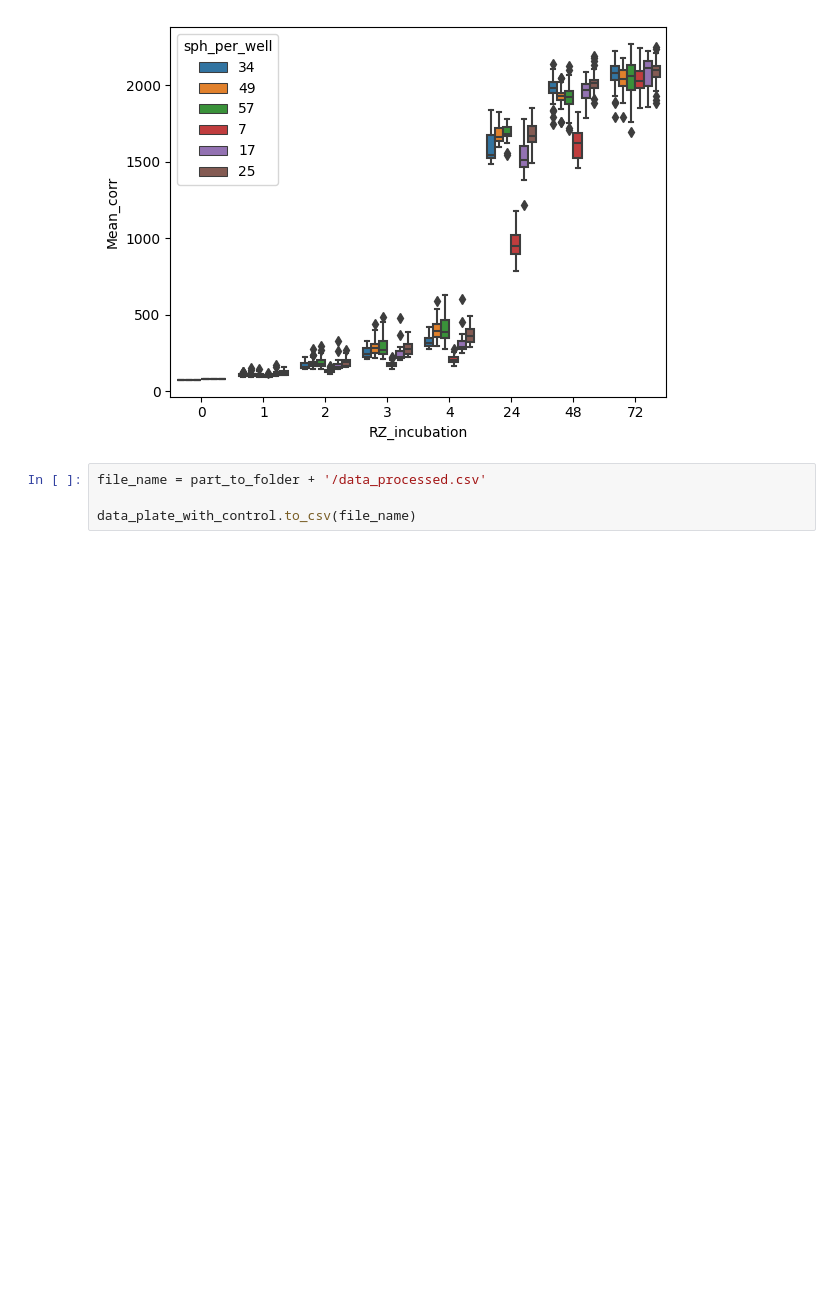
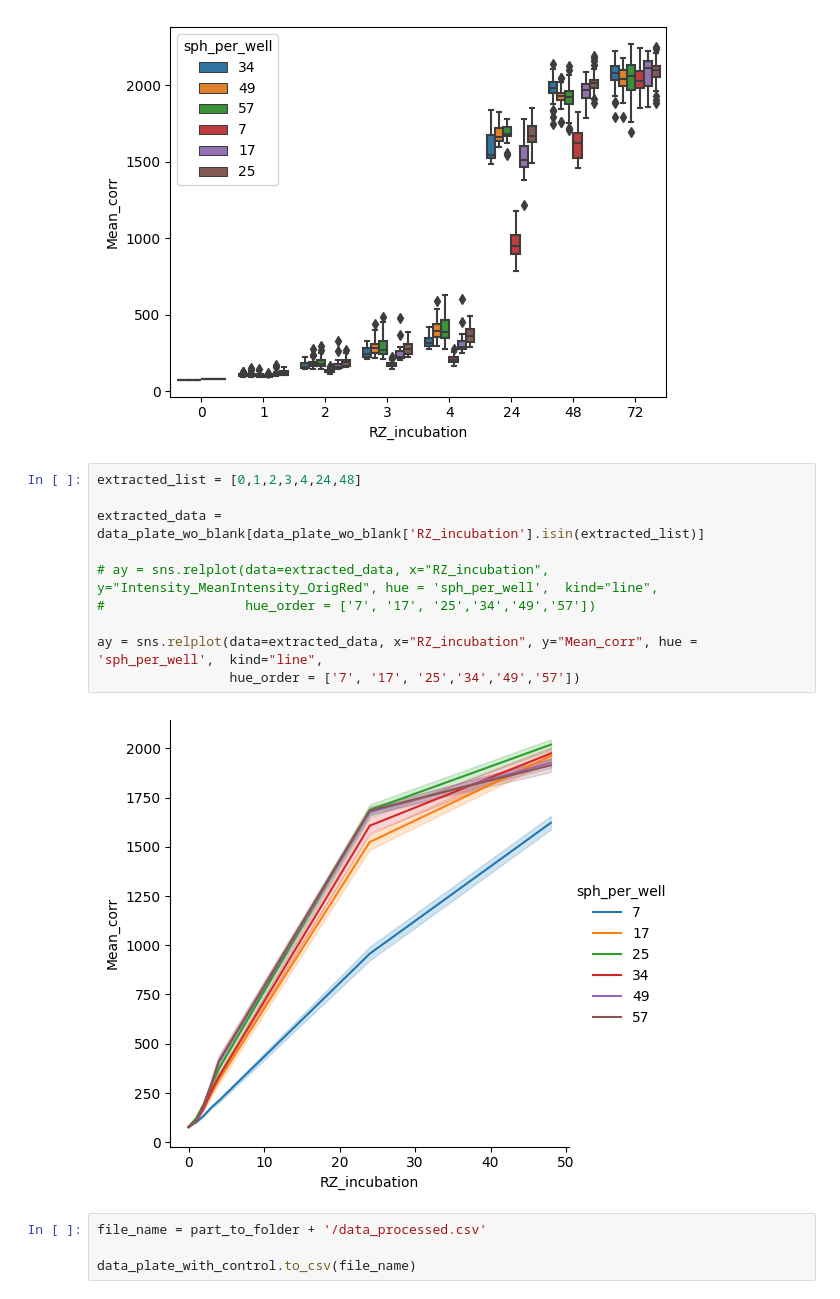
Before and after one commit to arteys/Resazurin_ChemiDoc, a Jupyter notebook: RZ_reference_plate SPH number.ipynb, the cells around one changed output. Cells and saved outputs as stored; diff of their text form; blank space fills up the shorter version.

```diff
--- a/RZ_reference_plate SPH number.ipynb
+++ b/RZ_reference_plate SPH number.ipynb
@@ -278,6 +288,18 @@ ay.set(xlabel='Incubation time, H', ylabel='Green channel intensity, A.U.')
 ay = sns.boxplot(data=data_plate_wo_blank, x="RZ_incubation", y="Mean_corr", hue = 'sph_per_well')
 # %% [output]
 [figure]
+# %%
+extracted_list = [0,1,2,3,4,24,48]
+
+extracted_data = data_plate_wo_blank[data_plate_wo_blank['RZ_incubation'].isin(extracted_list)]
+
+# ay = sns.relplot(data=extracted_data, x="RZ_incubation", y="Intensity_MeanIntensity_OrigRed", hue = 'sph_per_well',  kind="line",
+#                  hue_order = ['7', '17', '25','34','49','57'])
+
+ay = sns.relplot(data=extracted_data, x="RZ_incubation", y="Mean_corr", hue = 'sph_per_well',  kind="line",
+                 hue_order = ['7', '17', '25','34','49','57'])
+# %% [output]
+[figure, added]
 # %%
 file_name = part_to_folder + '/data_processed.csv'
 
```
Also changed, not shown: parts of 2 cells of this notebook, 3 other files.
